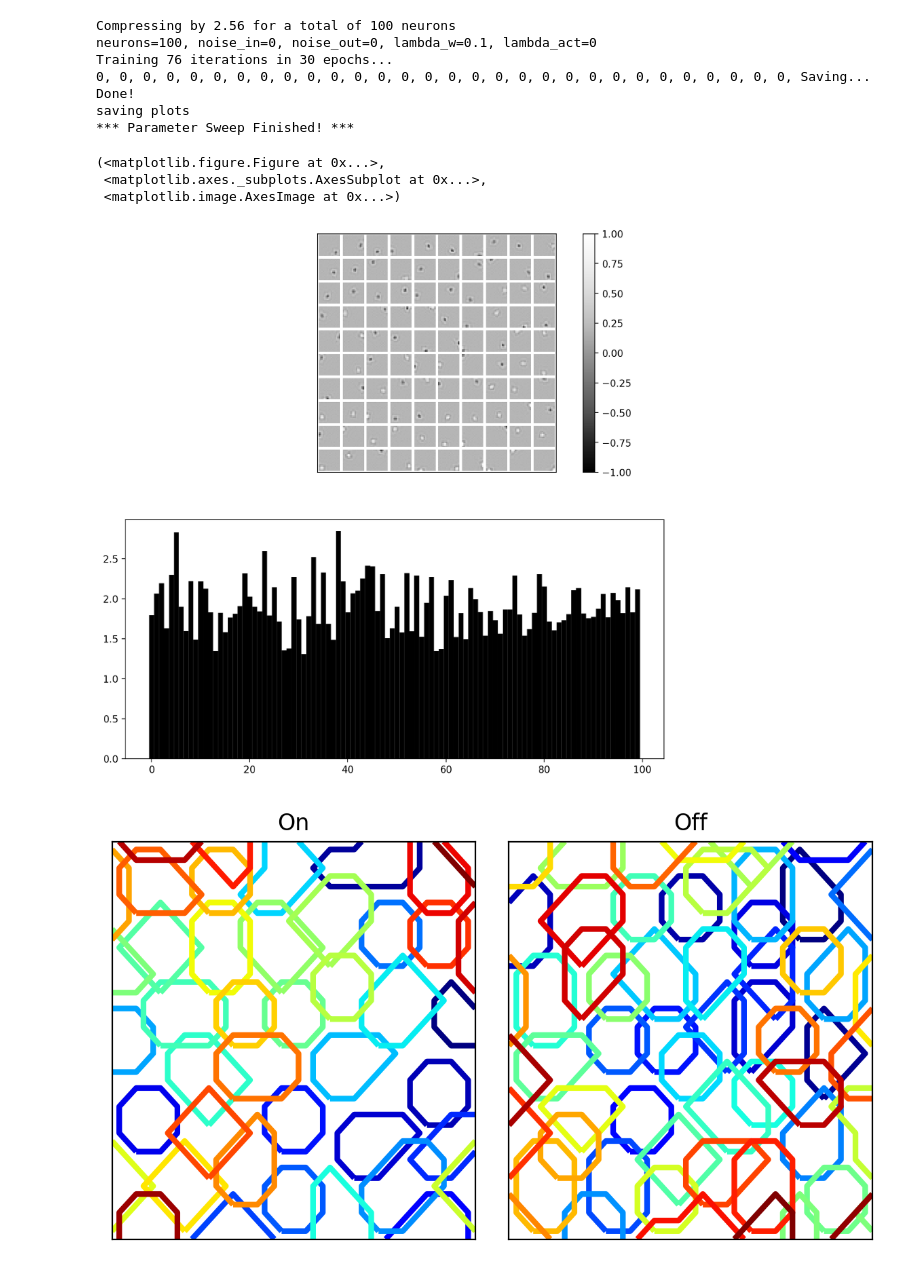
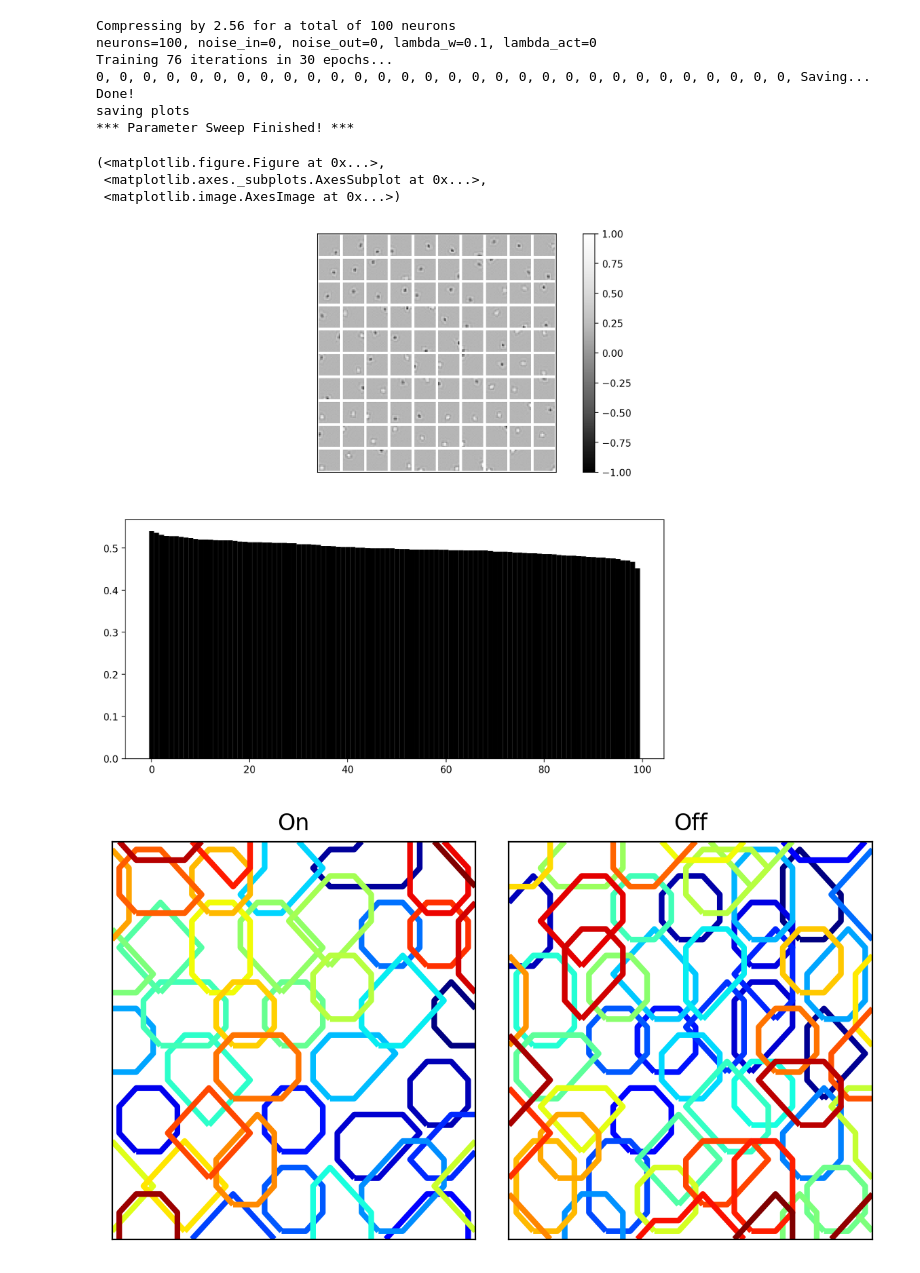
Before and after one commit to vdutell/NatVisAutoEncode, a Jupyter notebook: Image Autoencoder.ipynb, the cells around one changed output. Drawn from its saved outputs; the diff is of its cells as text; code cells hidden in the pictures.

Commit message:
proper ordering of activations in final plot

```diff
--- a/Image Autoencoder.ipynb
+++ b/Image Autoencoder.ipynb
@@ -441,13 +441,14 @@ saving plots
 # %%
 fw = final_inweights_ordered.reshape(aec.params['imxlen'],
                                   aec.params['imylen'],
                                   aec.params['nneurons']).T
-plu.display_data_tiled(fw)
+final_acts = activations[-1]
+plu.display_data_tiled(fw,final_acts[np.argsort(-final_acts)])
 # %% [output]
 (<matplotlib.figure.Figure at 0x...>,
  <matplotlib.axes._subplots.AxesSubplot at 0x...>,
  <matplotlib.image.AxesImage at 0x...>)
-[figure, old version]
+[figure, new version]
 # %%
 plu.plotonoff(fw)
 # %% [output]
```
Also changed, not shown: parts of 1 cell of this notebook, 1 other file.
